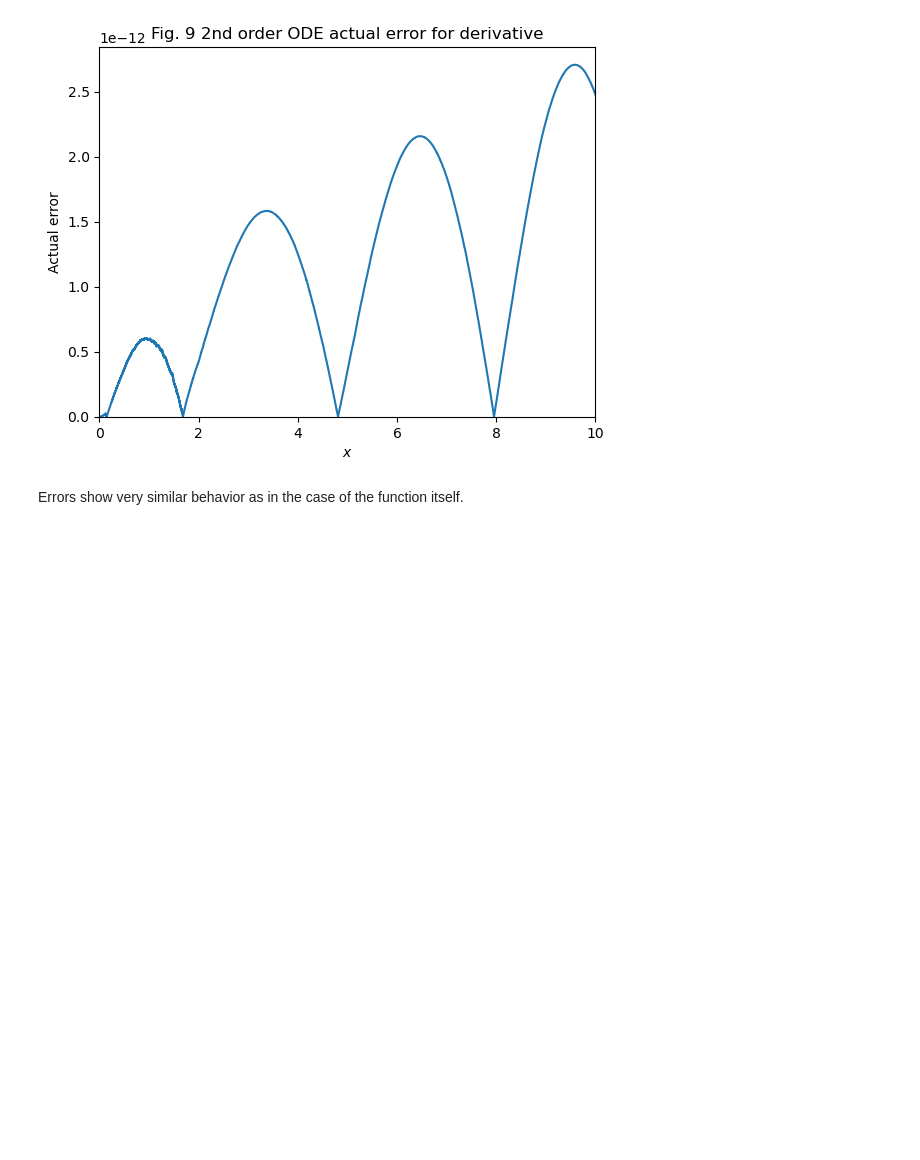
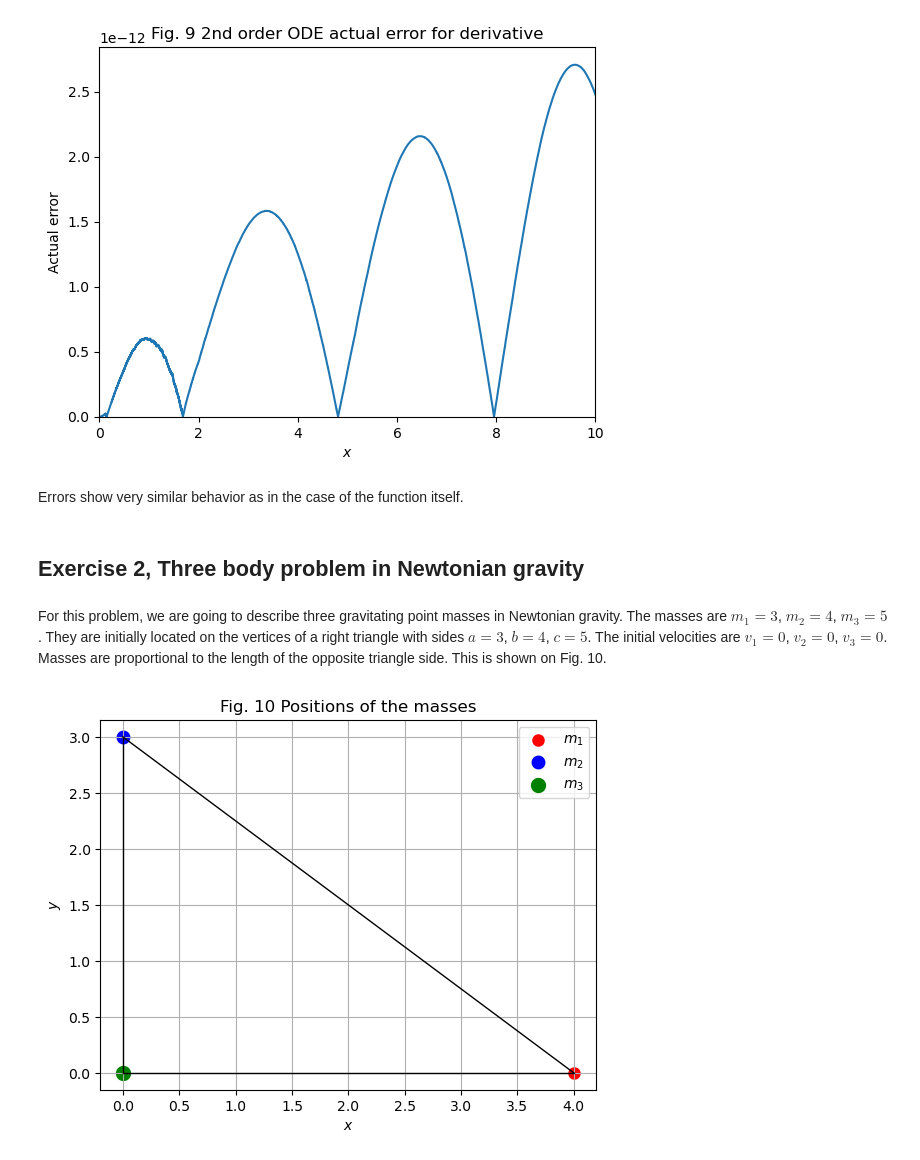
Before and after one commit to askoldvilkha/CompMethods_Astro23, a Jupyter notebook: HW3/hw3_vilkha.ipynb, the cells around one changed output. Drawn from its saved outputs; the diff is of its cells as text; code cells hidden in the pictures; blank space fills up the shorter version.

Commit message:
hw3 - done - Newton 3 body problem

```diff
--- a/HW3/hw3_vilkha.ipynb
+++ b/HW3/hw3_vilkha.ipynb
@@ -533,3 +539,21 @@ plt.title(r'Fig. 9 2nd order ODE actual error for derivative');
 [figure]
 # %% [markdown]
 Errors show very similar behavior as in the case of the function itself.
+# %% [markdown]
+## Exercise 2, Three body problem in Newtonian gravity
+# %% [markdown]
+For this problem, we are going to describe three gravitating point masses in Newtonian gravity. The masses are $m_1 = 3$, $m_2 = 4$, $m_3 = 5$. They are initially located on the vertices of a right triangle with sides $a = 3$, $b = 4$, $c = 5$. The initial velocities are $v_1 = 0$, $v_2 = 0$, $v_3 = 0$. Masses are proportional to the length of the opposite triangle side. This is shown on Fig. 10.
+# %%
+# show the positions of these masses on the x, y plane
+plt.scatter(4, 0, label = r'$m_1$', color = 'red', linewidths = 3)
+plt.scatter(0, 3, label = r'$m_2$', color = 'blue', linewidths = 4)
+plt.scatter(0, 0, label = r'$m_3$', color = 'green', linewidths = 5)
+plt.plot([0, 4], [0, 0], color = 'black', linewidth = 1)
+plt.plot([0, 0], [0, 3], color = 'black', linewidth = 1)
+plt.plot([0, 4], [3, 0], color = 'black', linewidth = 1)
+plt.grid(True)
+plt.xlabel(r'$x$'); plt.ylabel(r'$y$')
+plt.legend()
+plt.title(r'Fig. 10 Positions of the masses');
+# %% [output]
+[figure, added]
```
Also changed, not shown: parts of 41 cells of this notebook.
